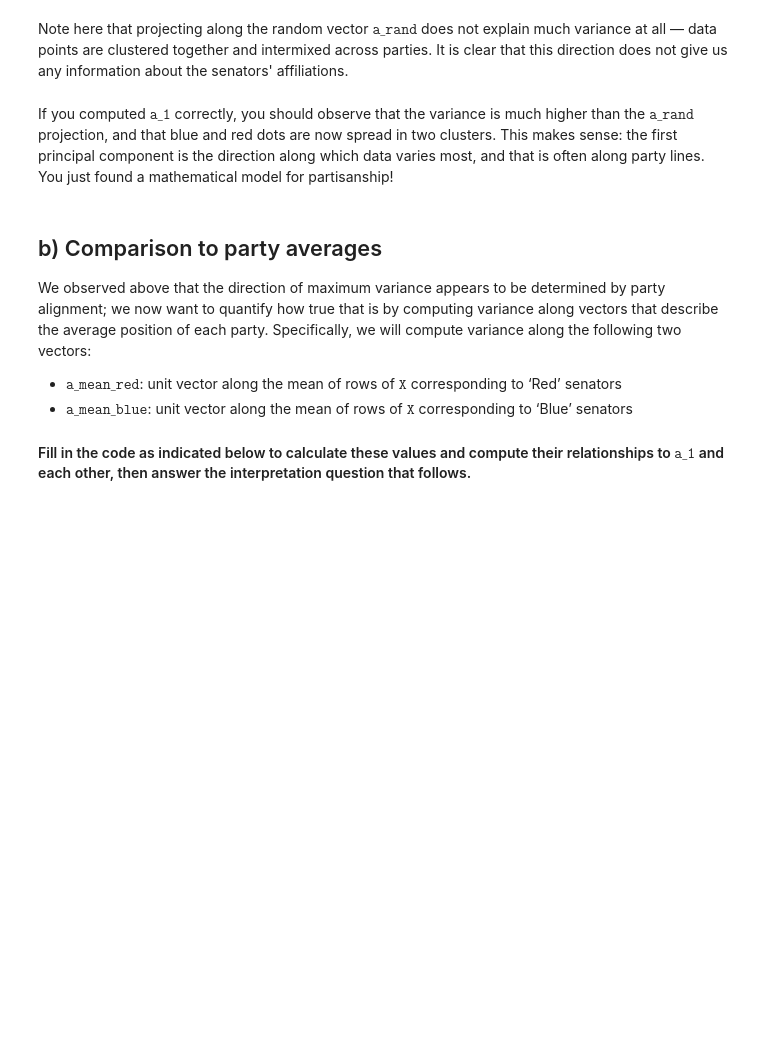
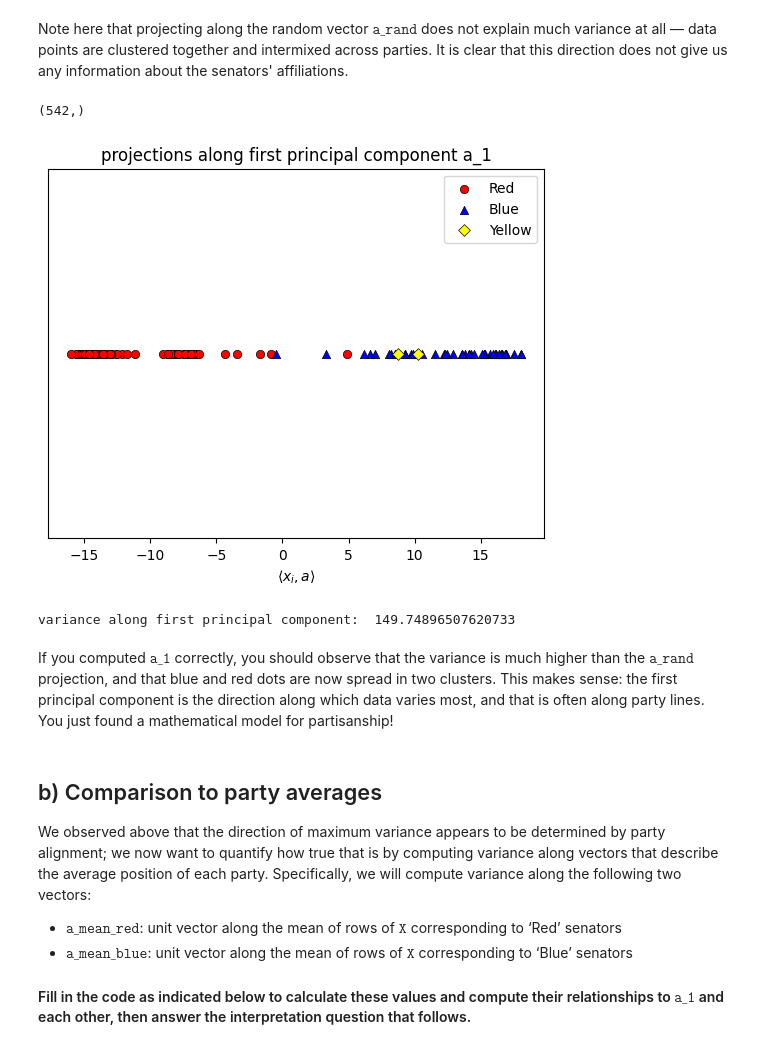
Before and after one commit to carldjapardi/eecs127, a Jupyter notebook: hw4_senator_pca.ipynb, the cells around one changed output. Drawn from its saved outputs; the diff is of its cells as text; code cells hidden in the pictures; blank space fills up the shorter version.

```diff
--- a/hw4_senator_pca.ipynb
+++ b/hw4_senator_pca.ipynb
@@ -104,30 +140,39 @@ Note here that projecting along the random vector $\texttt{a\_rand}$ does not ex
 # %%
 ################################################################################
 ### TODO: Calculate a_1, the first principal component of X.
 # Hint: The PCA package imported from sklearn.decomposition will be useful here,
 # in particular the function pca.fit(). What should the dimensions of a_1 be?
+
+pca = PCA()
+a_1 = pca.fit(X)
+a_1 = pca.components_[0]
+print(a_1.shape)
 
 ### end TODO
 ################################################################################
 
 a_1 = a_1/np.linalg.norm(a_1)
 # compute and visualize the scores along a_1
 scores_a_1 = f(X, a_1)
 
 for aff, marker, _ in markers:
     plt.scatter(
         scores_a_1[np.array(affiliations) == aff],
         np.zeros_like(scores_a_1[np.array(affiliations) == aff]),
         c=aff, marker=marker, edgecolors="black", linewidth=0.5, label=aff
     )
 plt.legend()
 plt.title('projections along first principal component a_1')
 plt.xlabel('$\\langle x_i, a \\rangle$')
 cur_axes = plt.gca()
 cur_axes.axes.get_yaxis().set_visible(False)
 plt.show()
 
 print('variance along first principal component: ', scores_a_1.var())
+# %% [output]
+(542,)
+[figure, added]
+variance along first principal component:  149.74896507620733
 # %% [markdown]
 If you computed $\texttt{a\_1}$ correctly, you should observe that the variance is much higher than the $\texttt{a\_rand}$ projection, and that blue and red dots are now spread in two clusters. This makes sense: the first principal component is the direction along which data varies most, and that is often along party lines. You just found a mathematical model for partisanship!
 # %% [markdown]
```
Also changed, not shown: parts of 25 cells of this notebook.
